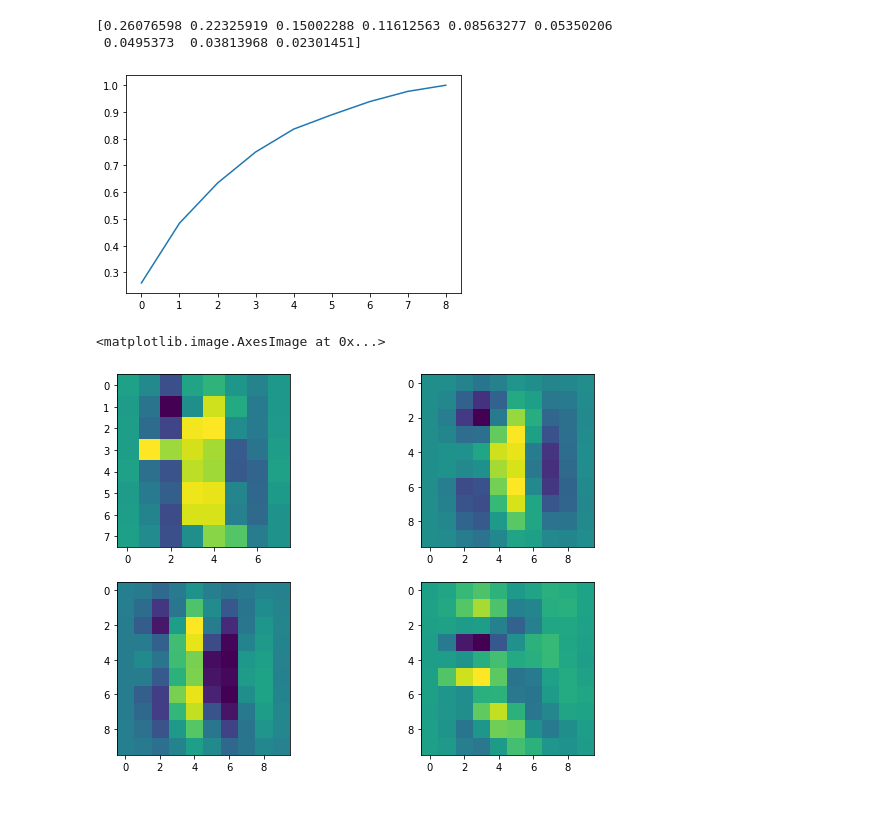
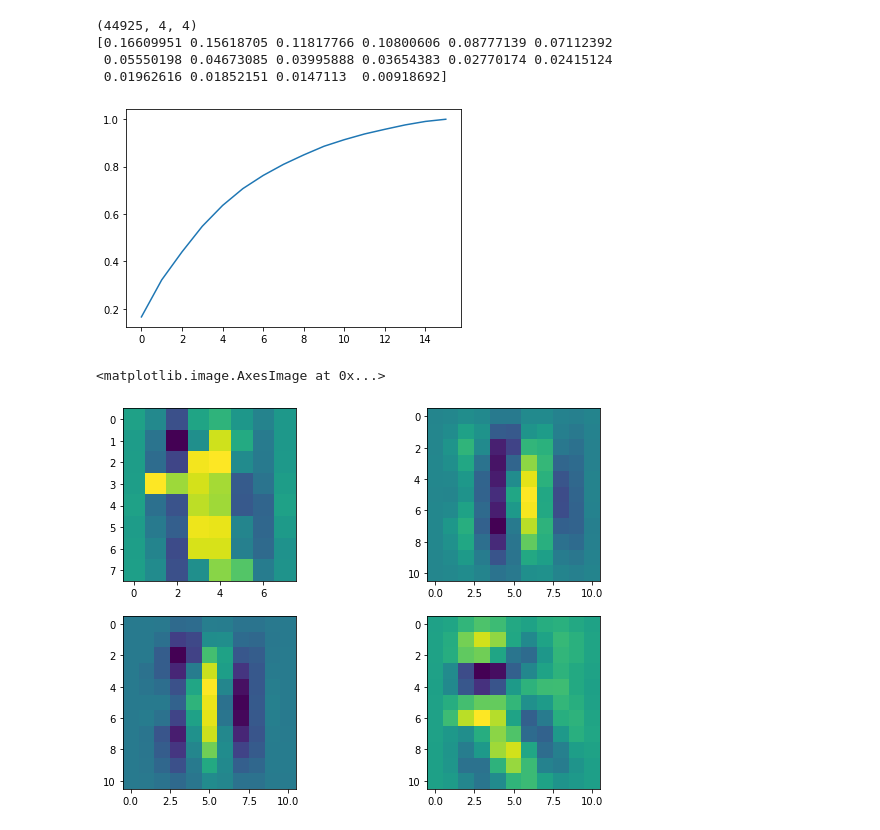
Before and after one commit to yesolomon/convpers, a Jupyter notebook: conv_topology.ipynb, the cells around one changed output. Saved outputs shown, nothing was run; the diff lists cells and outputs as text; code cells hidden in the pictures.

Commit message:
updated experiments using many filters

```diff
--- a/conv_topology.ipynb
+++ b/conv_topology.ipynb
@@ -17,21 +17,22 @@ from sklearn.feature_extraction.image import extract_patches_2d
 from sklearn.decomposition import PCA
 patches = []
 for im in X:
-    patches.extend(extract_patches_2d(im,(3,3)))
-np.shape(patches)
-patches = np.reshape(patches,(64692,9))
-pca = PCA(n_components=9)
+    patches.extend(extract_patches_2d(im,(4,4)))
+print(np.shape(patches))
+patches = np.reshape(patches,(44925,16))
+pca = PCA(n_components=16)
 pca.fit(patches)
 plt.plot(np.cumsum(pca.explained_variance_ratio_))
 print(pca.explained_variance_ratio_)
 filters = []
-f1 = np.reshape(pca.components_[0],(3,3))
-f2 = np.reshape(pca.components_[1],(3,3))
-f3 = np.reshape(pca.components_[2],(3,3))
+for vec in pca.components_:
+    filters.append(np.reshape(vec,(4,4)))
 # %% [output]
-[0.26076598 0.22325919 0.15002288 0.11612563 0.08563277 0.05350206
- 0.0495373  0.03813968 0.02301451]
+(44925, 4, 4)
+[0.16609951 0.15618705 0.11817766 0.10800606 0.08777139 0.07112392
+ 0.05550198 0.04673085 0.03995888 0.03654383 0.02770174 0.02415124
+ 0.01962616 0.01852151 0.0147113  0.00918692]
-[figure, old version]
+[figure, new version]
 # %%
 #f1 = [[1,1,1],[1,1,1],[1,1,1]]
 #f2 = [[1,0,1],[1,0,1],[1,0,1]]
@@ -39,14 +40,14 @@ f3 = np.reshape(pca.components_[2],(3,3))
 # %%
 T = X[1]
 fig = plt.figure(figsize=(10, 7))
 fig.add_subplot(2, 2, 1)
 plt.imshow(T)
 fig.add_subplot(2, 2, 2)
-plt.imshow(convolve2d(T,f1))
+plt.imshow(convolve2d(T,filters[0]))
 fig.add_subplot(2, 2, 3)
-plt.imshow(convolve2d(T,f2))
+plt.imshow(convolve2d(T,filters[1]))
 fig.add_subplot(2, 2, 4)
-plt.imshow(convolve2d(T,f3))
+plt.imshow(convolve2d(T,filters[2]))
 # %% [output]
 <matplotlib.image.AxesImage at 0x...>
-[figure, old version]
+[figure, new version]
```
Also changed, not shown: parts of 14 cells of this notebook.
